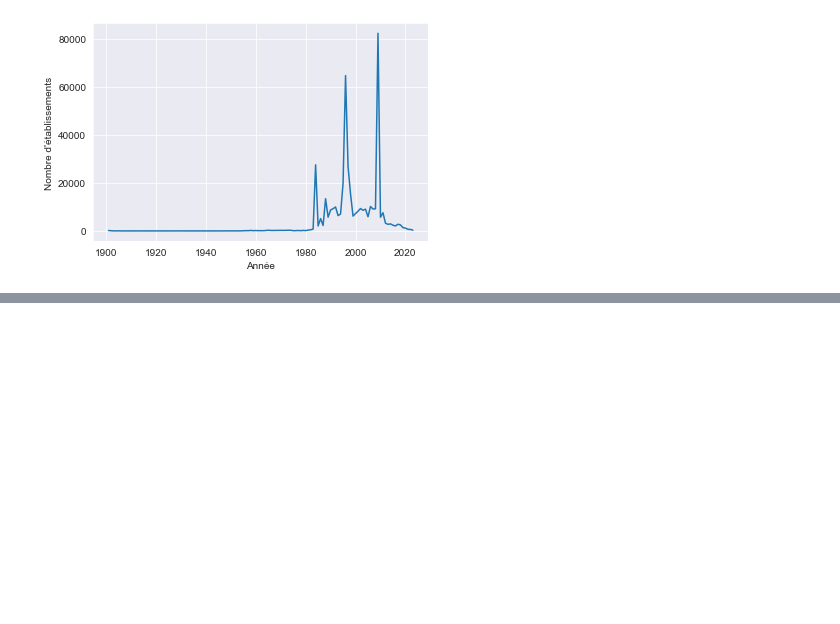
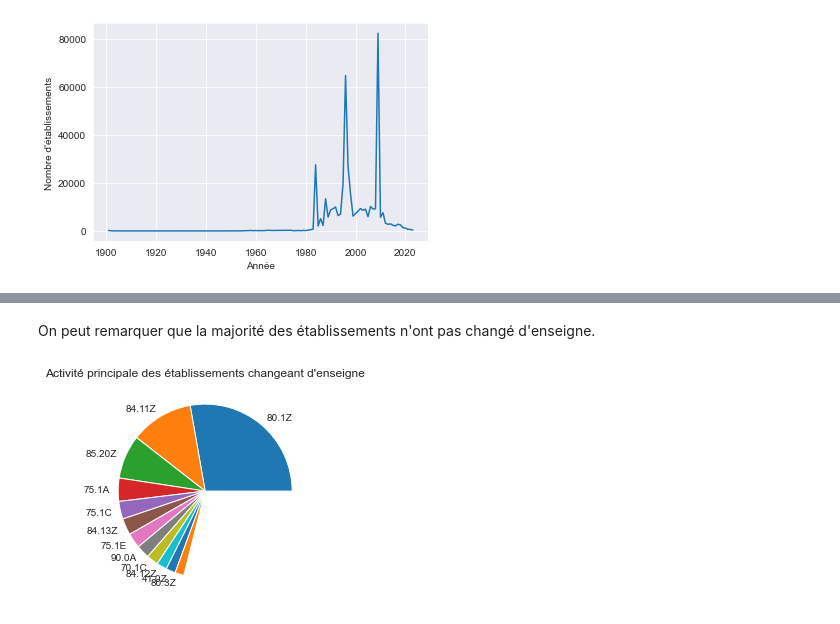
Before and after one commit to JonathanLouamba/Projet_GGVie, a Jupyter notebook: Detection_EtablissementHist_GGVIE.ipynb, the cells around one changed output, grey strips where cells are left out. Cells and saved outputs as stored; diff of their text form; code cells hidden in the pictures; blank space fills up the shorter version.

```diff
--- a/Detection_EtablissementHist_GGVIE.ipynb
+++ b/Detection_EtablissementHist_GGVIE.ipynb
@@ -269,0 +226,14 @@ plt.pie(df['activitePrincipaleEtablissement'].value_counts(normalize=True), labe
+# %% [markdown]
+On peut remarquer que la majorité des établissements n'ont pas changé d'enseigne.
+# %%
+seuil_angle = 5
+s = df['activitePrincipaleEtablissement'].loc[(df['changementEnseigneEtablissement']==True)].value_counts(normalize=True)
+angles = s * 360
+indices = angles > seuil_angle
+valeurs = s[indices]
+plt.pie(valeurs, labels=valeurs.index)
+plt.title('Activité principale des établissements changeant d\'enseigne')
+
+plt.show()
+# %% [output]
+[figure, added]
```
Also changed, not shown: parts of 20 cells of this notebook.
